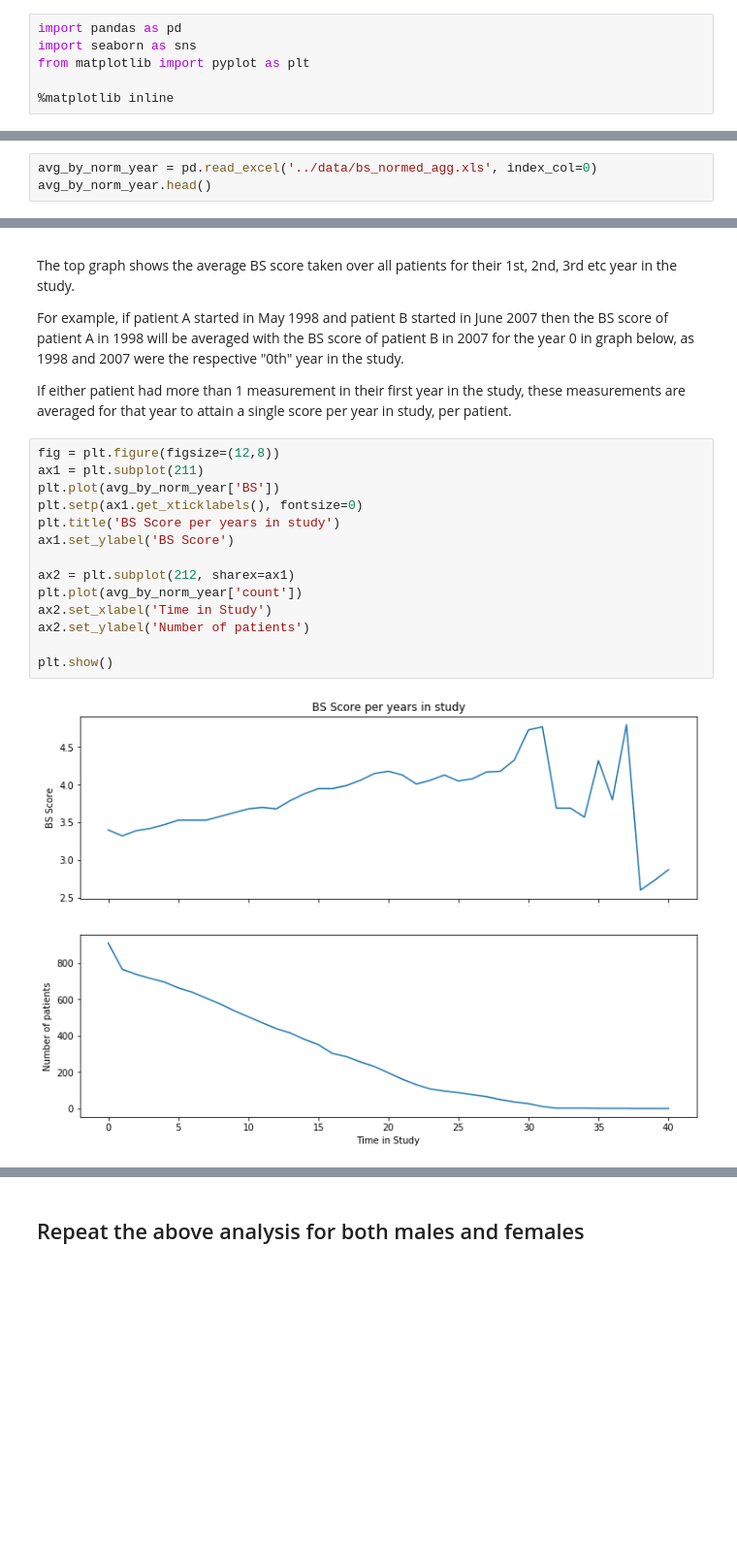
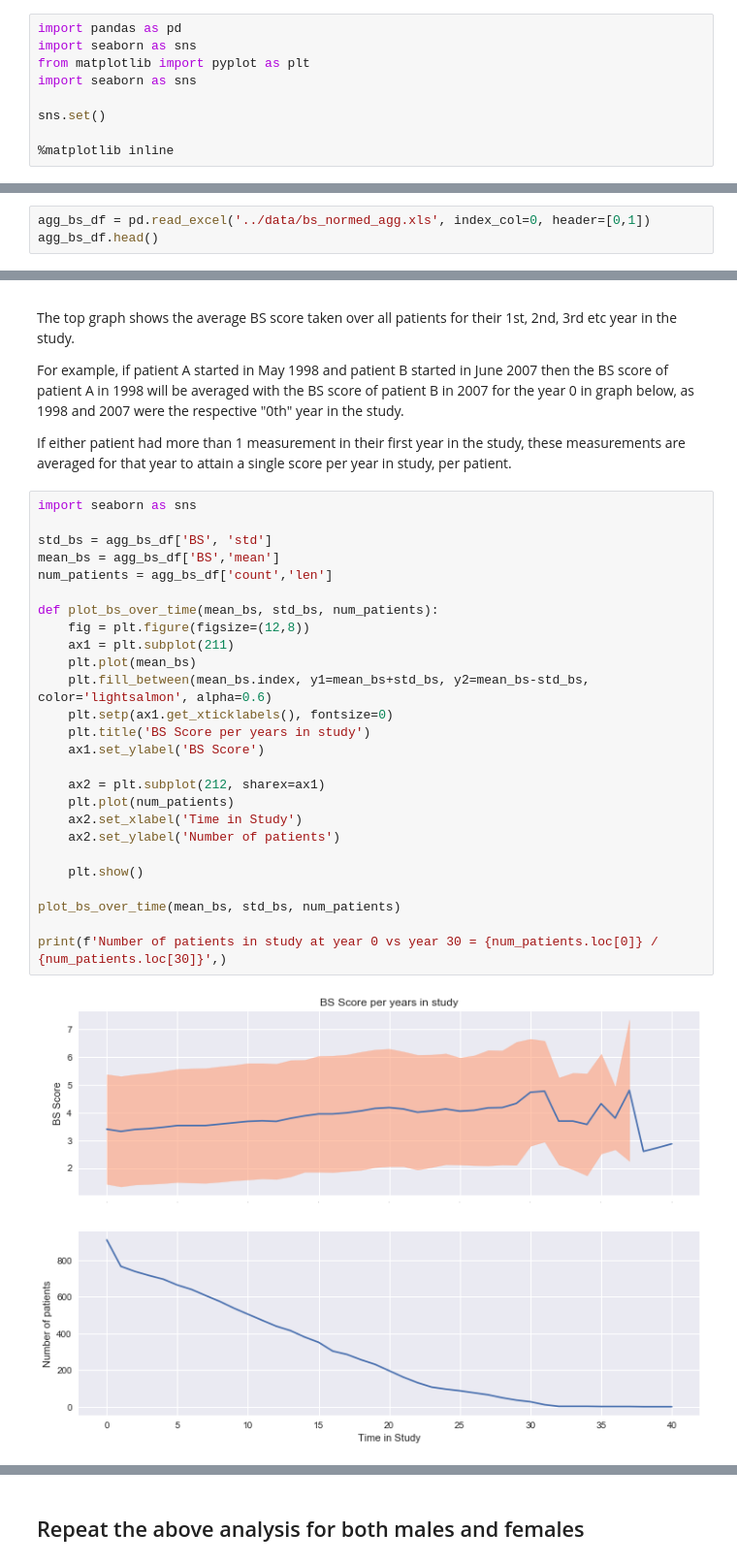
Before and after one commit to Rendiere/as-analysis, a Jupyter notebook: src/bs-over-time.ipynb, the cells around one changed output, grey strips where cells are left out. Shown at 97% size. Cells and saved outputs as stored; diff of their text form; blank space fills up the shorter version.

Commit message:
Updates preprocessing and bs-over-time with std dev

```diff
--- a/src/bs-over-time.ipynb
+++ b/src/bs-over-time.ipynb
@@ -8,6 +8,9 @@ Additionally, some of the processed datasets will be saved to disk for later use
 import pandas as pd
 import seaborn as sns
 from matplotlib import pyplot as plt
+import seaborn as sns
+
+sns.set()
 
 %matplotlib inline
 # %% [markdown]
@@ -26,6 +29,6 @@ normed_bs_df.head()
 # %% [markdown]
 ### Load the BS score data aggregated for each year in normalized timeline
 # %%
-avg_by_norm_year = pd.read_excel('../data/bs_normed_agg.xls', index_col=0)
-avg_by_norm_year.head()
+agg_bs_df = pd.read_excel('../data/bs_normed_agg.xls', index_col=0, header=[0,1])
+agg_bs_df.head()
 # %% [output]
@@ -45,18 +49,30 @@ For example, if patient A started in May 1998 and patient B started in June 2007
 
 If either patient had more than 1 measurement in their first year in the study, these measurements are averaged for that year to attain a single score per year in study, per patient.
 # %%
-fig = plt.figure(figsize=(12,8))
-ax1 = plt.subplot(211)
-plt.plot(avg_by_norm_year['BS'])
-plt.setp(ax1.get_xticklabels(), fontsize=0)
-plt.title('BS Score per years in study')
-ax1.set_ylabel('BS Score')
+import seaborn as sns
 
-ax2 = plt.subplot(212, sharex=ax1)
-plt.plot(avg_by_norm_year['count'])
-ax2.set_xlabel('Time in Study')
-ax2.set_ylabel('Number of patients')
+std_bs = agg_bs_df['BS', 'std']
+mean_bs = agg_bs_df['BS','mean']
+num_patients = agg_bs_df['count','len']
 
-plt.show()
+def plot_bs_over_time(mean_bs, std_bs, num_patients):
+    fig = plt.figure(figsize=(12,8))
+    ax1 = plt.subplot(211)
+    plt.plot(mean_bs)
+    plt.fill_between(mean_bs.index, y1=mean_bs+std_bs, y2=mean_bs-std_bs, color='lightsalmon', alpha=0.6)
+    plt.setp(ax1.get_xticklabels(), fontsize=0)
+    plt.title('BS Score per years in study')
+    ax1.set_ylabel('BS Score')
+
+    ax2 = plt.subplot(212, sharex=ax1)
+    plt.plot(num_patients)
+    ax2.set_xlabel('Time in Study')
+    ax2.set_ylabel('Number of patients')
+
+    plt.show()
+
+plot_bs_over_time(mean_bs, std_bs, num_patients)
+
+print(f'Number of patients in study at year 0 vs year 30 = {num_patients.loc[0]} / {num_patients.loc[30]}',)
 # %% [output]
-[figure, old version]
+[figure, new version]
```
Also changed, not shown: parts of 8 cells of this notebook, 2 other files.
